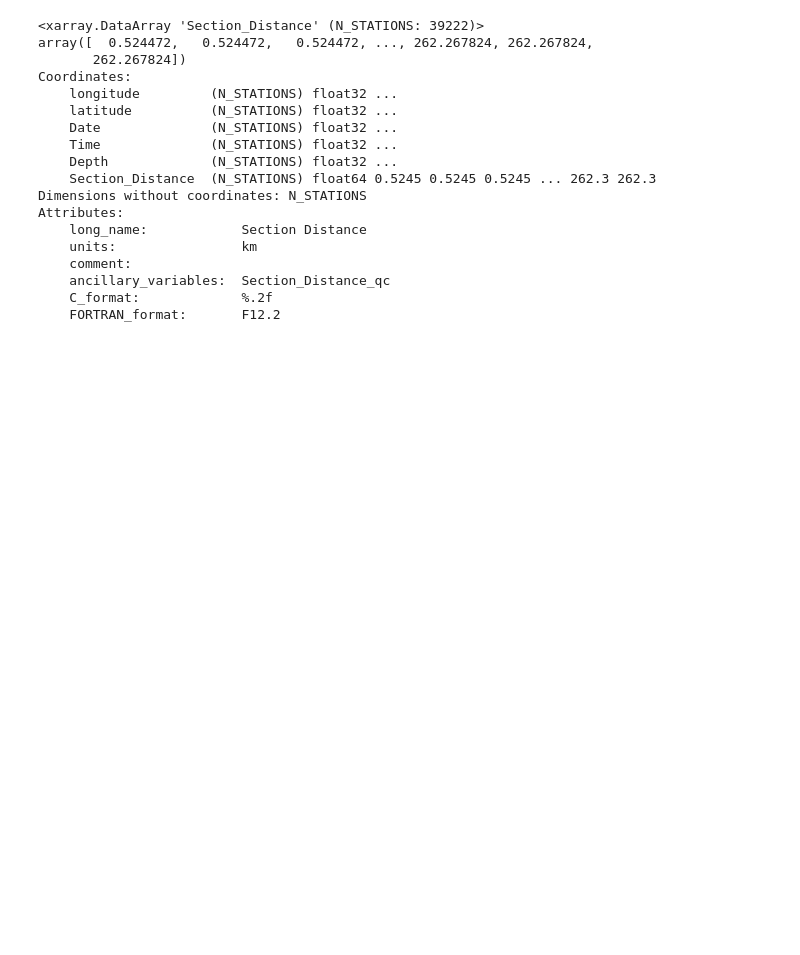
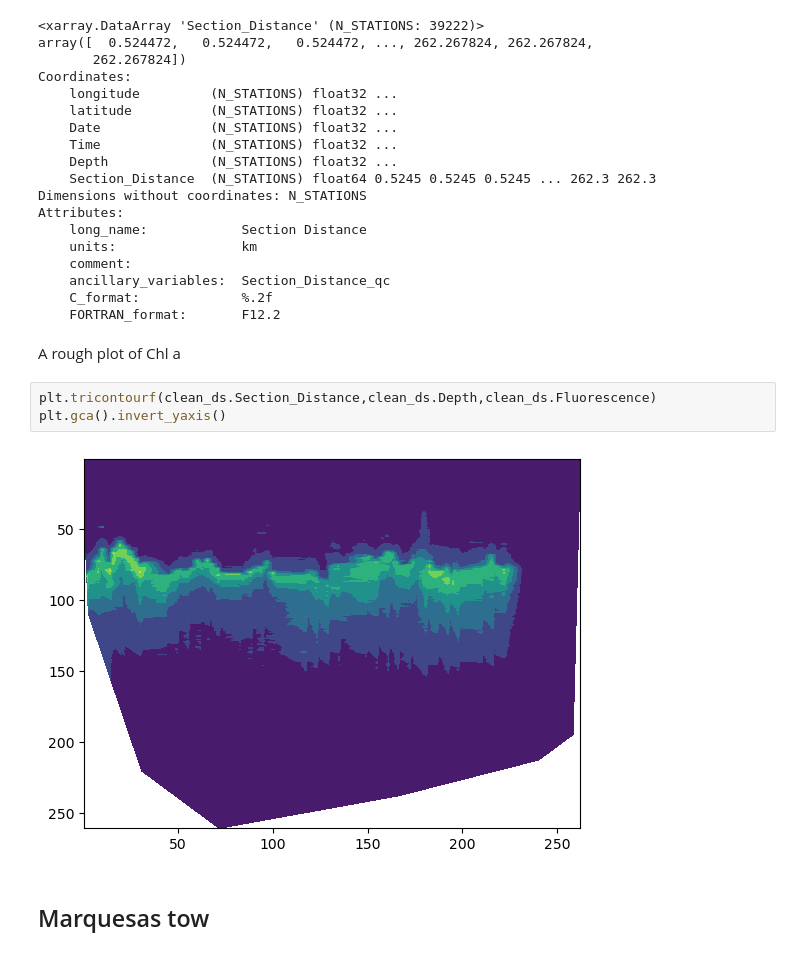
Before and after one commit to ychnli/Stanford-SEA, a Jupyter notebook: toyo_processing.ipynb, the cells around one changed output. Saved outputs shown, nothing was run; the diff lists cells and outputs as text; blank space fills up the shorter version.

Commit message:
added rough plot of chla for tow data

```diff
--- a/toyo_processing.ipynb
+++ b/toyo_processing.ipynb
@@ -103,3 +105,12 @@ Attributes:
     ancillary_variables:  Section_Distance_qc
     C_format:             %.2f
     FORTRAN_format:       F12.2
+# %% [markdown]
+A rough plot of Chl a
+# %%
+plt.tricontourf(clean_ds.Section_Distance,clean_ds.Depth,clean_ds.Fluorescence)
+plt.gca().invert_yaxis()
+# %% [output]
+[figure, added]
+# %% [markdown]
+## Marquesas tow
```
Also changed, not shown: parts of 1 cell of this notebook.
